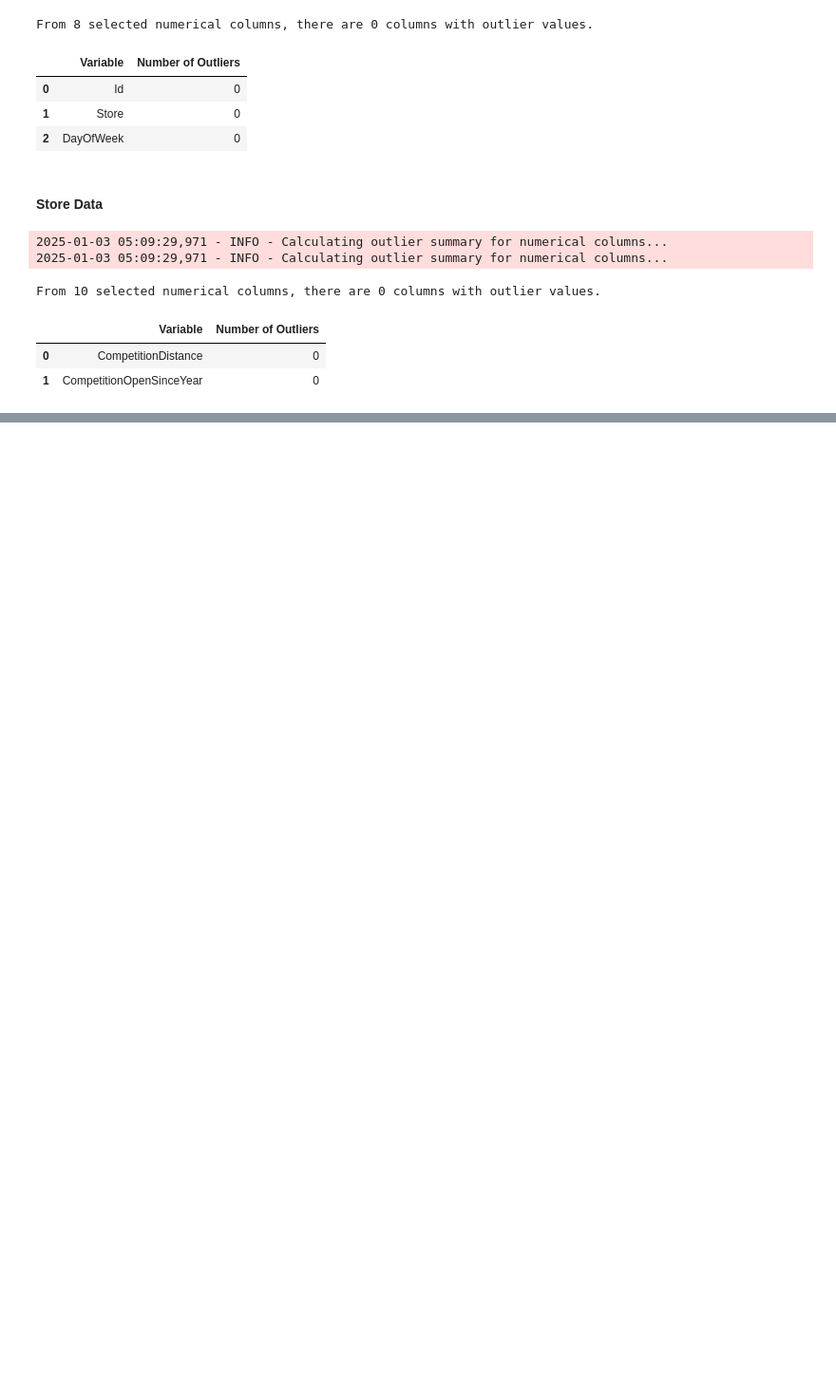
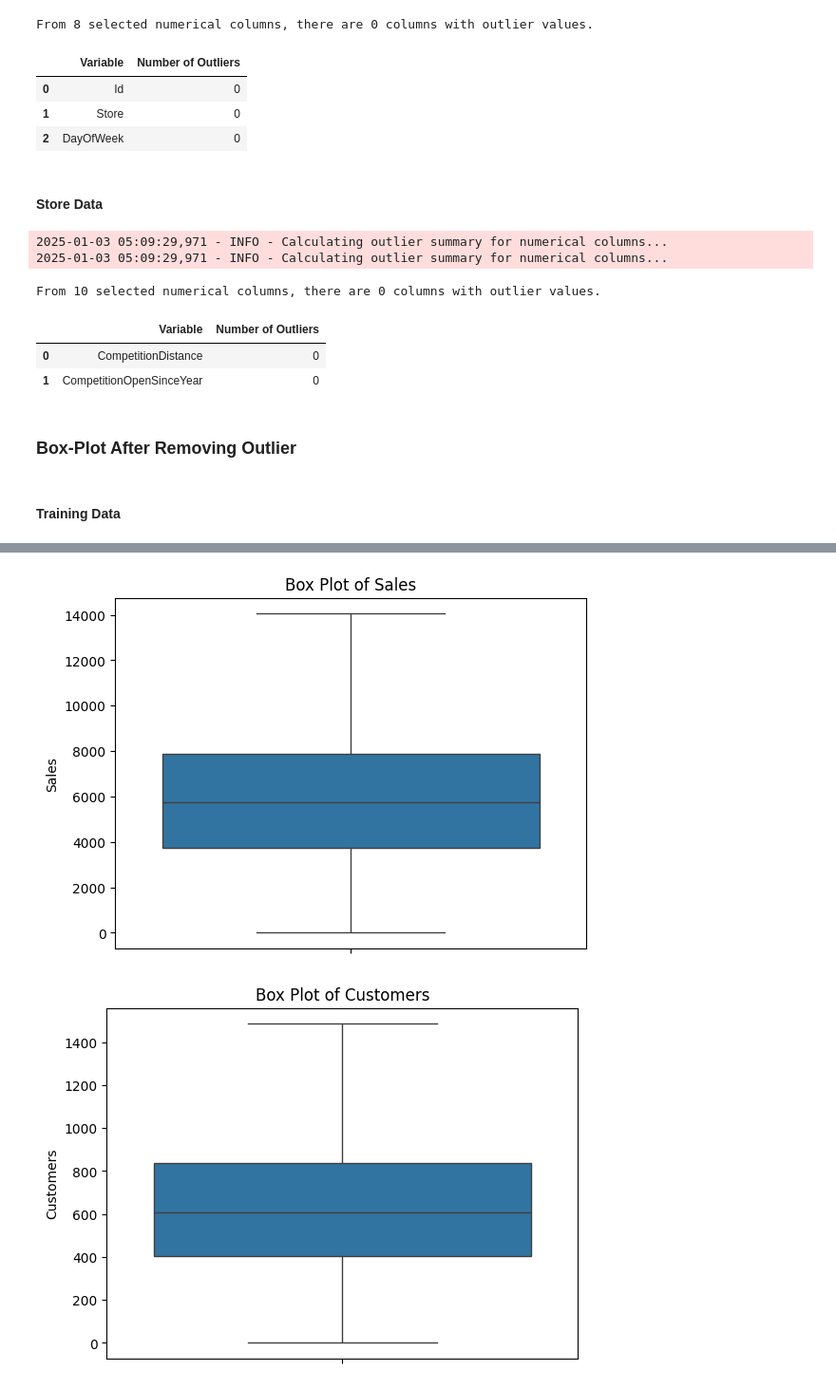
Before and after one commit to hanaDemma/Pharmaceuticals-finance-data-Analysis-week-4, a Jupyter notebook: notebooks/exploratory_analysis.ipynb, the cells around one changed output, grey strips where cells are left out. Shown: that part at 95% size. Saved outputs shown, nothing was run; the diff lists cells and outputs as text; code cells hidden in the pictures; blank space fills up the shorter version.

Commit message:
plot after outlier removed

```diff
--- a/notebooks/exploratory_analysis.ipynb
+++ b/notebooks/exploratory_analysis.ipynb
@@ -371,3 +371,11 @@ From 10 selected numerical columns, there are 0 columns with outlier values.
 |  | Variable | Number of Outliers |
 | 0 | CompetitionDistance | 0 |
 | 1 | CompetitionOpenSinceYear | 0 |
+# %% [markdown]
+### Box-Plot After Removing Outlier
+# %% [markdown]
+#### Training Data
+# %%
+from scripts.data_cleaning import boxPlotForDetectOutliers
+boxPlotForDetectOutliers(train_data,['Sales','Customers'])
+# %% [output]
@@ -373,0 +384,2 @@ From 10 selected numerical columns, there are 0 columns with outlier values.
+[figure, added]
+[figure, added]
```
Also changed, not shown: parts of 3 cells of this notebook.
